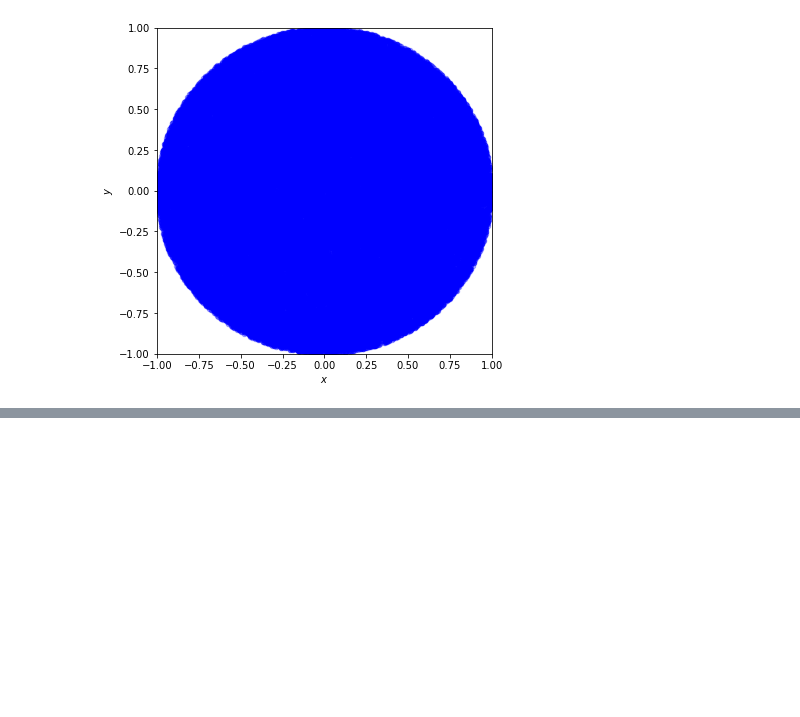
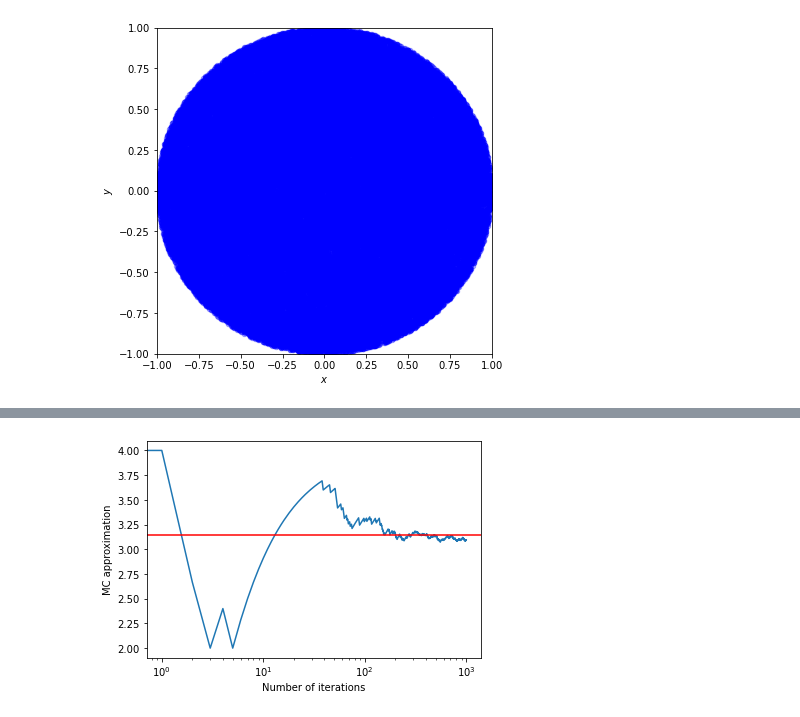
Before and after one commit to icmm-ntu/2022-Fall, a Jupyter notebook: Week3_20220922.ipynb, the cells around one changed output, grey strips where cells are left out. Cells and saved outputs as stored; diff of their text form; code cells hidden in the pictures; blank space fills up the shorter version.

```diff
--- a/Week3_20220922.ipynb
+++ b/Week3_20220922.ipynb
@@ -333,0 +342,29 @@ Area of the circle = 3.1461
+# %%
+
+N = 1000 #00 #000
+inside = 0
+approximation = numpy.zeros(N)
+#Area_List = []
+
+for i in range(N):
+    x = numpy.random.uniform(-1, 1)
+    y = numpy.random.uniform(-1, 1)
+    if numpy.sqrt(x**2 + y**2) < 1:
+        inside += 1
+    approximation[i] = 4 * inside/float(i+1)
+    #ans = 4 * inside/float(i+1)
+    #Area_List.append(ans)
+
+#plt.plot(approximation, 'k--')
+
+plt.semilogx(approximation)
+
+
+plt.axhline(numpy.pi, color='r');
+plt.xlabel("Number of iterations")
+plt.ylabel("MC approximation")
+
+#plt.tight_layout()
+plt.savefig("Unit3.2_MC_iteration.png")
+# %% [output]
+[figure, added]
```
Also changed, not shown: parts of 2 cells of this notebook, 2 other files.
